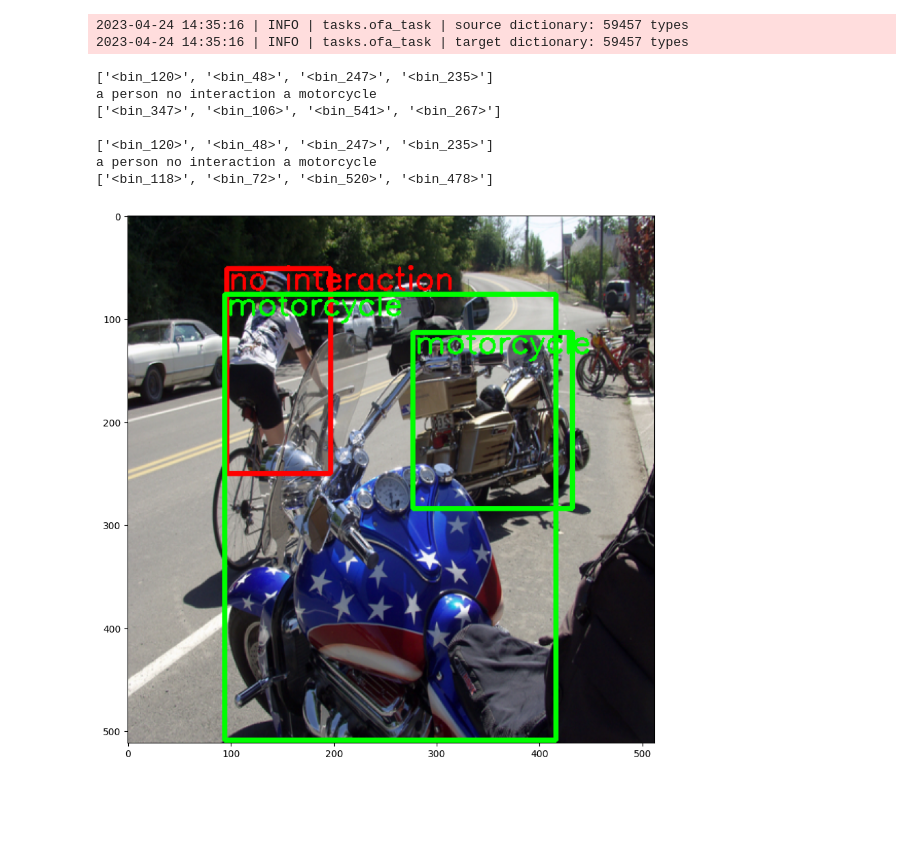
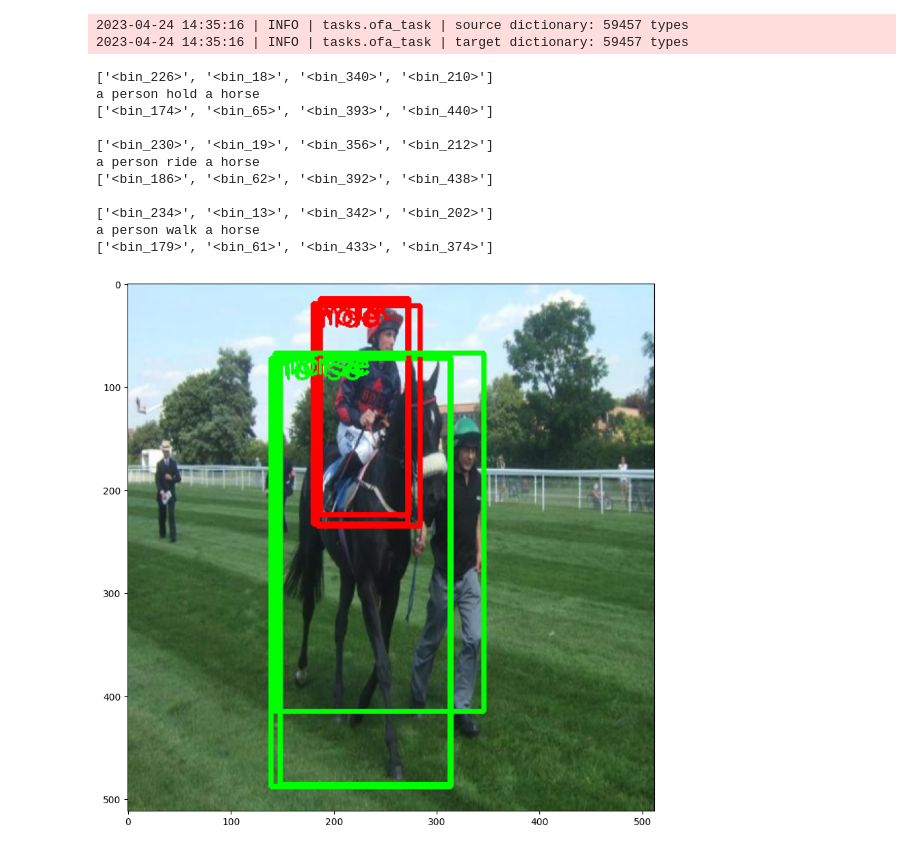
Before and after one commit to Absolute-Value/OFA, a Jupyter notebook: OFA_HICO.ipynb, the cells around one changed output. Drawn from its saved outputs; the diff is of its cells as text; code cells hidden in the pictures; blank space fills up the shorter version.

```diff
--- a/OFA_HICO.ipynb
+++ b/OFA_HICO.ipynb
@@ -176,7 +176,7 @@ for line in fp:
     lineid_to_offset.append(offset)
     offset += len(line.encode('utf-8'))
 # %%
-fp.seek(lineid_to_offset[7])
+fp.seek(lineid_to_offset[1])
 image_id, image, label = fp.readline().rstrip("\n").split("\t")
 image = Image.open(BytesIO(base64.urlsafe_b64decode(image))).convert("RGB")
 w, h = image.size
@@ -189,40 +189,44 @@ for label in label_list:
     human_x0, human_y0, human_x1, human_y1, hoi_id, hoi, obj_x0, obj_y0, obj_x1, obj_y1, obj_id, obj = label.strip().split(',', 12)
     boxes_target["human_boxes"].append([float(human_x0), float(human_y0), float(human_x1), float(human_y1)])
     boxes_target["obj_boxes"].append([float(obj_x0), float(obj_y0), float(obj_x1), float(obj_y1)])
     boxes_target["hois"].append(hoi)
     boxes_target["objs"].append(obj)
 img = cv2.cvtColor(numpy.asarray(image), cv2.COLOR_RGB2BGR)
 img = cv2.resize(img, (task.cfg.patch_image_size, task.cfg.patch_image_size))
 for i, (human_box, obj_box) in enumerate(zip(boxes_target["human_boxes"], boxes_target["obj_boxes"])):
     print(["<bin_{}>".format(int(pos)) for pos in human_box[:4]])
     print("a person {} a {}".format(boxes_target["hois"][i].replace('_', ' '), boxes_target["objs"][i]))
     print(["<bin_{}>".format(int(pos)) for pos in obj_box[:4]])
     print()
     cv2.putText(
         img,  boxes_target["hois"][i].replace('_', ' '),  (int(human_box[0]*w_resize_ratio)+2, int(human_box[1]*h_resize_ratio)+20), fontFace=cv2.FONT_HERSHEY_SIMPLEX, fontScale=1, thickness=2, color=(0, 0, 255),
     )
     cv2.rectangle(
         img, (int(human_box[0]*w_resize_ratio), int(human_box[1]*h_resize_ratio)), (int(human_box[2]*w_resize_ratio), int(human_box[3]*h_resize_ratio)), (0, 0, 255), 3
     )
     cv2.putText(
         img,  boxes_target["objs"][i], (int(obj_box[0]*w_resize_ratio)+2, int(obj_box[1]*h_resize_ratio)+20), fontFace=cv2.FONT_HERSHEY_SIMPLEX, fontScale=1, thickness=2, color=(0, 255, 0),
     )
     cv2.rectangle(
         img, (int(obj_box[0]*w_resize_ratio), int(obj_box[1]*h_resize_ratio)), (int(obj_box[2]*w_resize_ratio), int(obj_box[3]*h_resize_ratio)), (0, 255, 0), 3
     )
 img = cv2.cvtColor(img, cv2.COLOR_BGR2RGB)
 plt.figure(figsize=(10,10))
 plt.imshow(img)
 plt.show()
 # %% [output]
-['<bin_120>', '<bin_48>', '<bin_247>', '<bin_235>']
-a person no interaction a motorcycle
-['<bin_347>', '<bin_106>', '<bin_541>', '<bin_267>']
+['<bin_226>', '<bin_18>', '<bin_340>', '<bin_210>']
+a person hold a horse
+['<bin_174>', '<bin_65>', '<bin_393>', '<bin_440>']
 
-['<bin_120>', '<bin_48>', '<bin_247>', '<bin_235>']
-a person no interaction a motorcycle
-['<bin_118>', '<bin_72>', '<bin_520>', '<bin_478>']
+['<bin_230>', '<bin_19>', '<bin_356>', '<bin_212>']
+a person ride a horse
+['<bin_186>', '<bin_62>', '<bin_392>', '<bin_438>']
+
+['<bin_234>', '<bin_13>', '<bin_342>', '<bin_202>']
+a person walk a horse
+['<bin_179>', '<bin_61>', '<bin_433>', '<bin_374>']
-[figure, old version]
+[figure, new version]
 # %%
 human_list = ['person']
 
```
Also changed, not shown: parts of 1 cell of this notebook.
